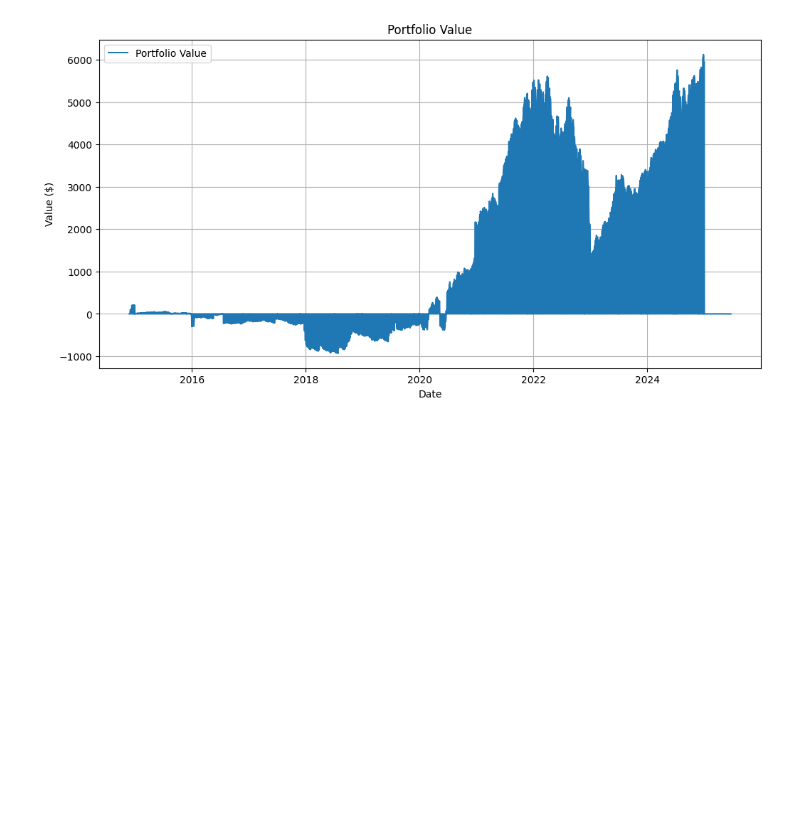
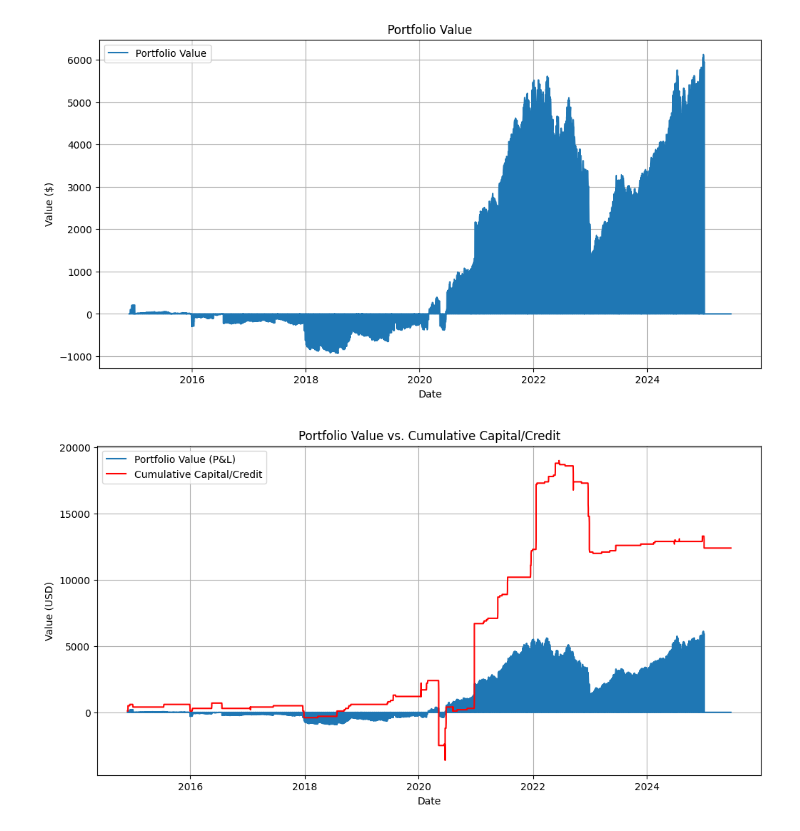
Before and after one commit to bendervi/nancy, a Jupyter notebook: data_analysis.ipynb, the cells around one changed output. Cells and saved outputs as stored; diff of their text form; code cells hidden in the pictures; blank space fills up the shorter version.

Commit message:
la till credit diff

```diff
--- a/data_analysis.ipynb
+++ b/data_analysis.ipynb
@@ -244,8 +244,8 @@ df
 184 rows × 9 columns
 # %%
 # ta bort aktier med "N/A" / "None" ticker
-valid_tickers = df[~df['ticker'].isin(['N/A', 'None'])]['ticker'].unique().tolist()
-df = df[df['ticker'].isin(valid_tickers)]
+valid_tickers = df[~df["ticker"].isin(["N/A", "None"])]["ticker"].unique().tolist()
+df = df[df["ticker"].isin(valid_tickers)]
 
 # YFINANCE data nerladdnign
 start_download = pd.to_datetime(df["date"].min())
@@ -296,7 +296,7 @@ class Portfolio:
 
 
     def value_on_date(self, date_ts):
-        total_value = 0.0
+        total_value = 0
 
         if date_ts not in market_data.index:
             return 0
@@ -332,6 +332,7 @@ class Portfolio:
 
 # skapa en portfölj
 portfolio = Portfolio()
+daily_capital_additions = []
 
 # sortera signal i order av datum
 df["date"] = pd.to_datetime(df["date"])
@@ -361,4 +362,9 @@ for current_date in simulation_dates:
         if current_date in market_data.index and ticker in market_data.columns:
             price = market_data.loc[current_date, ticker]
             portfolio.add_position(ticker, price, direction, string_date)
+
+            # lång == ta bort cash, kort == få cash
+            capital_added_today = 100 * len(todays_signals) * (-1 if direction.upper() == "SELL" else 1)
+
+            daily_capital_additions.append({"date": current_date, "capital_added": capital_added_today})
 # %% [output]
@@ -401,3 +402,32 @@ plt.legend()
 plt.show()
 # %% [output]
 [figure]
+# %%
+history_df = portfolio.get_history_df()
+history_df.set_index("date", inplace=True)
+
+# vårt "initial capital"
+capital_df = pd.DataFrame(daily_capital_additions)
+capital_df.set_index("date", inplace=True)
+
+final_df = history_df.merge(capital_df, left_index=True, right_index=True, how="outer")
+final_df["cumulative_capital"] = final_df["capital_added"].cumsum()
+
+# gör grafen kontinuerlig
+final_df["cumulative_capital"] = final_df["cumulative_capital"].ffill()
+final_df["cumulative_capital"] = final_df["cumulative_capital"].fillna(0)
+
+
+
+# Now plot the two lines
+plt.figure(figsize=(12, 6))
+plt.plot(final_df.index, final_df["value"], label="Portfolio Value (P&L)")
+plt.plot(final_df.index, final_df["cumulative_capital"], label="Cumulative Capital/Credit", color="red")
+plt.title("Portfolio Value vs. Cumulative Capital/Credit")
+plt.xlabel("Date")
+plt.ylabel("Value (USD)")
+plt.grid(True)
+plt.legend(loc="upper left")
+plt.show()
+# %% [output]
+[figure, added]
```
Also changed, not shown: parts of 2 cells of this notebook.
